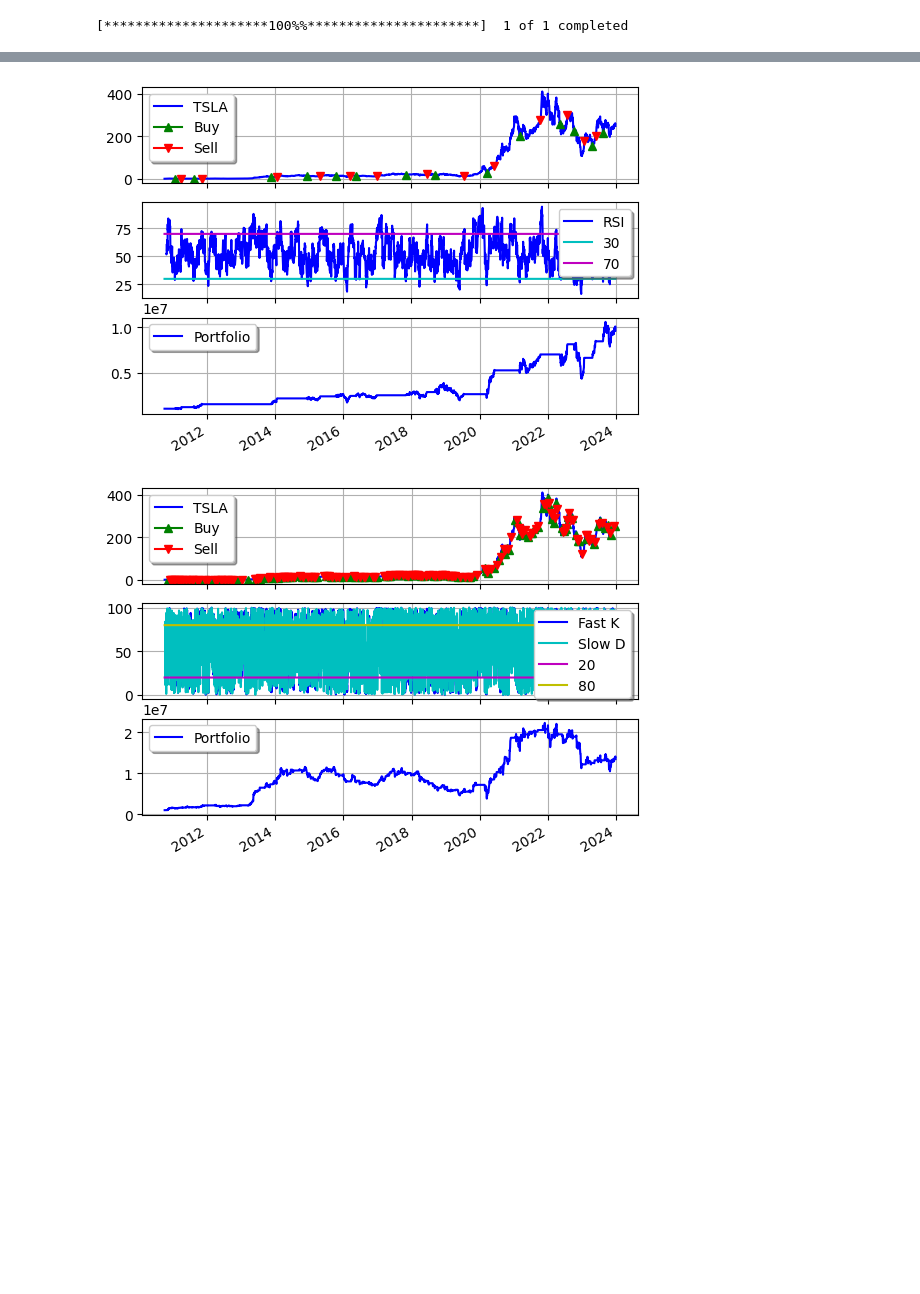
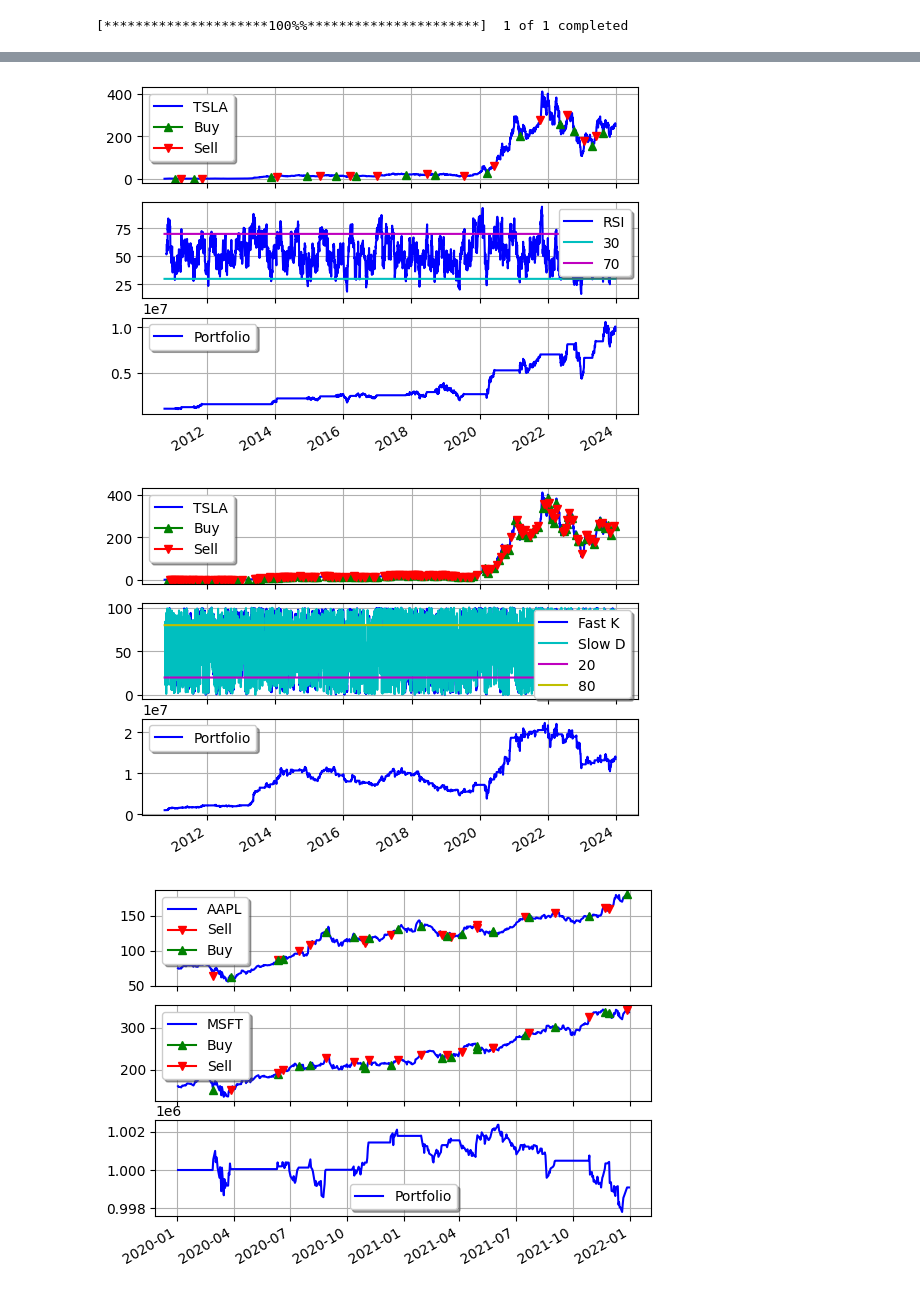
Before and after one commit to nickjohnsondls/Trading-Project, a Jupyter notebook: Program files/main.ipynb, the cells around one changed output, grey strips where cells are left out. Saved outputs shown, nothing was run; the diff lists cells and outputs as text; code cells hidden in the pictures; blank space fills up the shorter version.

Commit message:
Pairs trading module

```diff
--- a/Program files/main.ipynb
+++ b/Program files/main.ipynb
@@ -17,2 +16,10 @@ initial_cash = 1000000
 csv_file = 'STOCK_data.csv'  # Adjust path as needed
 data.to_csv(csv_file)
+# %%
+#Second ticker for Pairs trading stock
+tickerA = "AAPL"
+tickerB = "MSFT"
+start = dt.date(2020, 1, 1)
+end = dt.date(2022, 1, 1)
+yf.download(tickerA, start=start, end=end).to_csv(tickerA + "_data.csv")
+yf.download(tickerB, start=start, end=end).to_csv(tickerB + "_data.csv")
@@ -19,15 +29,19 @@ data.to_csv(csv_file)
 # %%
 # Parameters for each strategy
+initial_cash = 1000000
 fast_ma_period = 50
 slow_ma_period = 200
 rsi_period = 14
 fastKPeriod = 14
 slowDPeriod = 3
+windowSize = 10 # high frequency should be low like 5,10 , 15 - longer term strategies should be 20, 50 , 100, 200
+num_std_dev = 2
 # %%
 #Run three seperate strategies
 run_strategy(SMAStrategy, csv_file, ticker, initial_cash, fast_ma_period, slow_ma_period, ticker)
 run_strategy(RSIStrategy, csv_file, ticker, initial_cash, rsi_period, ticker)
 run_strategy(StochStrategy, csv_file, ticker, initial_cash, fastKPeriod, slowDPeriod, ticker)
+run_pairs_strategy ( tickerA, tickerB, initial_cash, windowSize, num_std_dev)
 # %% [output]
 2012-01-17 00:00:00 broker.backtesting [DEBUG] Not enough cash to fill TSLA order [5] for 887674 share/s
 -------------------------------------
@@ -50,6 +63,7 @@ Min. return: -34 %
 [figure]
 [figure]
 [figure]
+[figure, added]
 # %%
 #Put plots to html files and combine them into one html
 plot_html = f"<h2>SMA Plot</h2><img src='plot.png' style='width:35%;'>"
```
Also changed, not shown: parts of 5 cells of this notebook, 10 other files.
